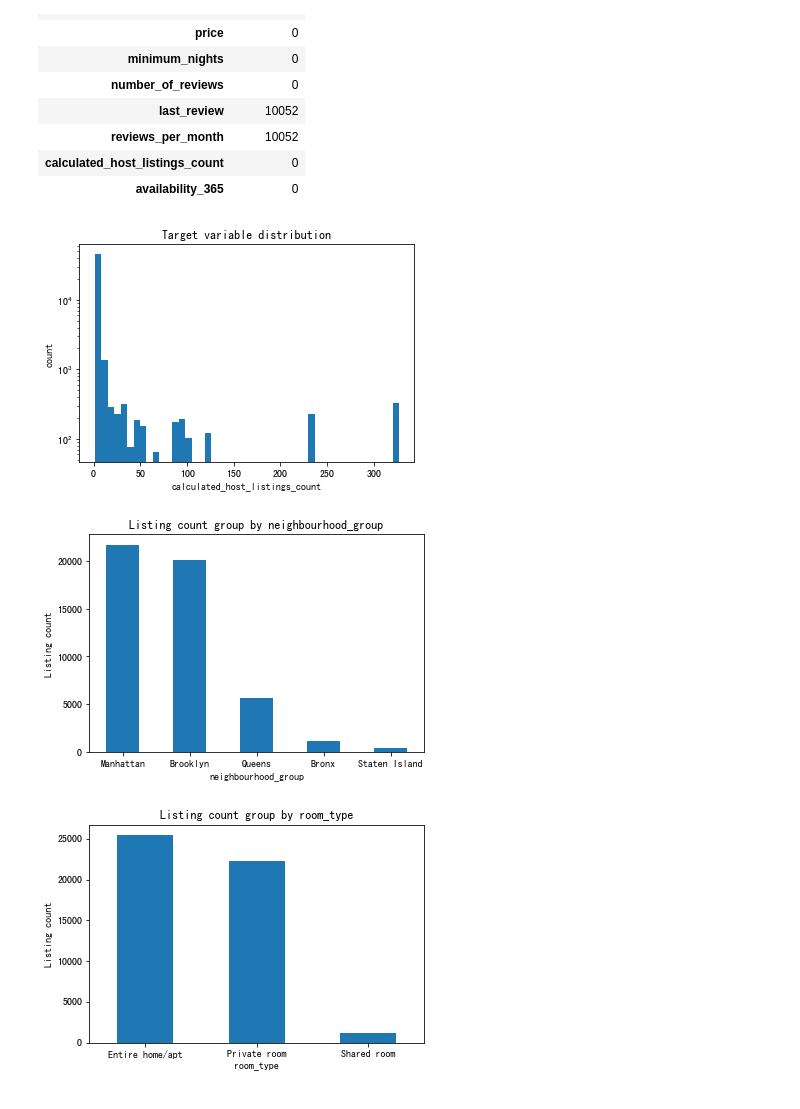
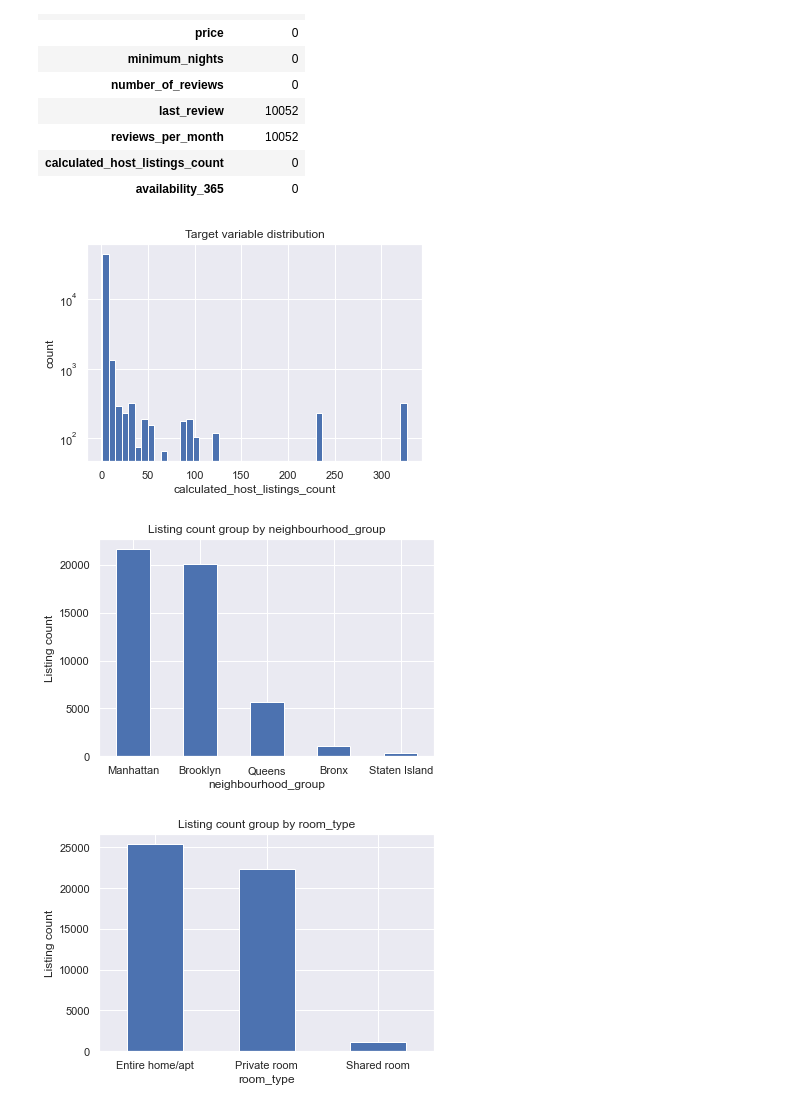
Before and after one commit to oooooohao/data1030project, a Jupyter notebook: src/Untitled.ipynb, the cells around one changed output. Drawn from its saved outputs; the diff is of its cells as text; code cells hidden in the pictures.

```diff
--- a/src/Untitled.ipynb
+++ b/src/Untitled.ipynb
@@ -93,14 +93,15 @@ df['reviews_per_month'].fillna(0, inplace = True)
 df['last_review_to_today'] = df['last_review'].apply(lambda x:to_today(x))
 df.drop(['id','host_id','host_name','last_review'], axis=1, inplace=True)
 # %%
+sns.set(font_scale = 1)
 df['calculated_host_listings_count'].plot.hist(bins = df['calculated_host_listings_count'].nunique(),log=True)
 plt.xlabel('calculated_host_listings_count')
 plt.ylabel('count')
 plt.title('Target variable distribution')
-plt.savefig('1.jpg',bbox_inches='tight',dpi=500)
+plt.savefig('Target variable distribution.jpg',bbox_inches='tight',dpi=500)
 plt.show()
 # %% [output]
-[figure, old version]
+[figure, new version]
 # %%
 viz_nbhg = df.neighbourhood_group.value_counts().plot(kind = 'bar')
 viz_nbhg.set_xticklabels(viz_nbhg.get_xticklabels(), rotation=0)
@@ -108,9 +109,9 @@ viz_nbhg.set_title('Listing count group by neighbourhood_group')
 viz_nbhg.set_xlabel('neighbourhood_group')
 viz_nbhg.set_ylabel('Listing count')
 fig = viz_nbhg.get_figure()
-fig.savefig("2.jpg",dpi=500)
+fig.savefig("Listing count group by neighbourhood_group.jpg",dpi=500)
 # %% [output]
-[figure, old version]
+[figure, new version]
 # %%
 viz_rm = df.room_type.value_counts().plot(kind = 'bar')
 viz_rm.set_xticklabels(viz_rm.get_xticklabels(), rotation = 0)
@@ -118,9 +119,9 @@ viz_rm.set_title('Listing count group by room_type')
 viz_rm.set_xlabel('room_type')
 viz_rm.set_ylabel('Listing count')
 fig = viz_rm.get_figure()
-fig.savefig("3.jpg",dpi=500)
+fig.savefig("Listing count group by room_type.jpg",dpi=500)
 # %% [output]
-[figure, old version]
+[figure, new version]
 # %%
 viz_nbh = df.neighbourhood.value_counts().head(10).plot(kind= 'bar')
 viz_nbh.set_xticklabels(viz_nbh.get_xticklabels(), rotation=45)
```
Also changed, not shown: parts of 30 cells of this notebook.
